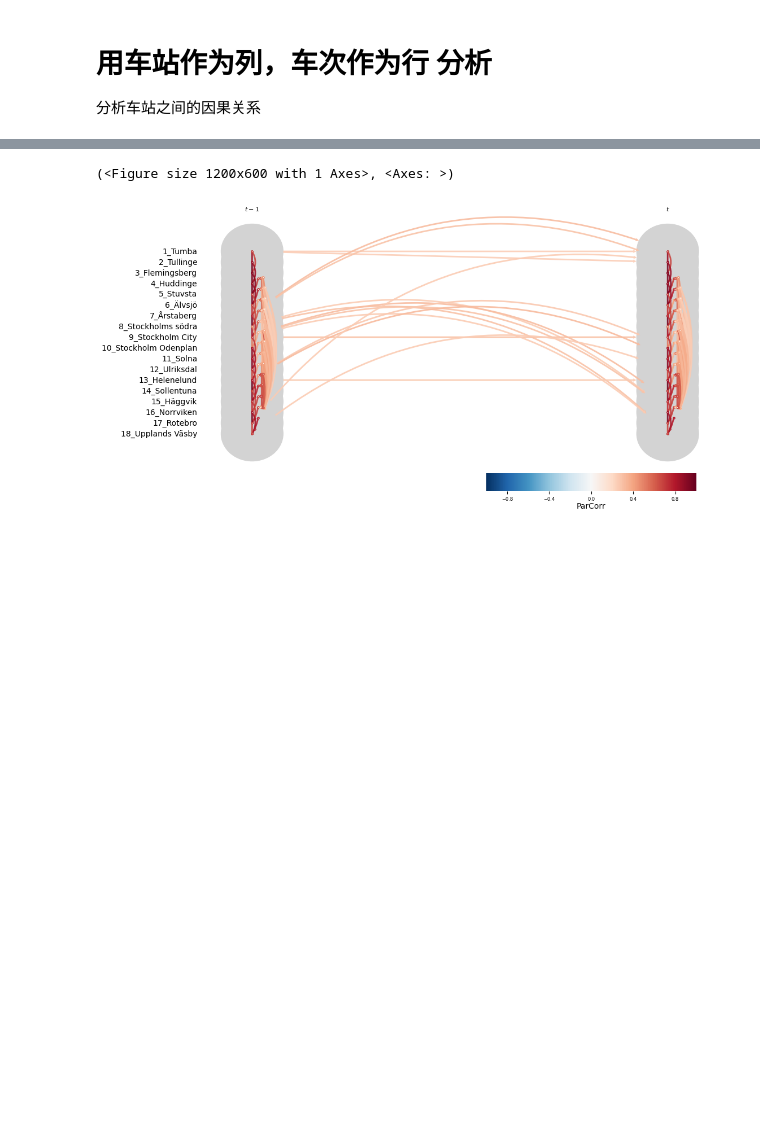
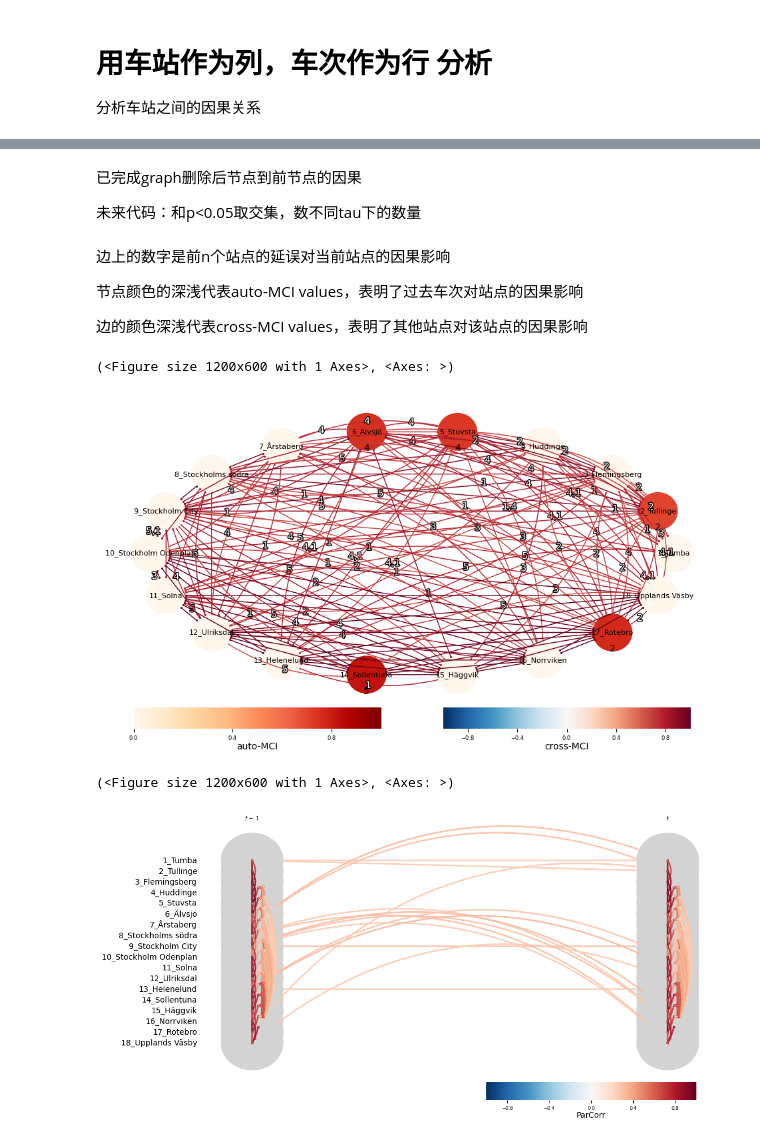
Before and after one commit to HR0262/PCMCI-in-commuter-trian, a Jupyter notebook: PCMCI.ipynb, the cells around one changed output, grey strips where cells are left out. Saved outputs shown, nothing was run; the diff lists cells and outputs as text; code cells hidden in the pictures; blank space fills up the shorter version.

```diff
--- a/PCMCI.ipynb
+++ b/PCMCI.ipynb
@@ -77,7 +95,7 @@ df
 
 分析车站之间的因果关系
 # %%
-dataframe = pp.DataFrame(data = df.values, var_names = df.columns)
+dataframe = pp.DataFrame(data = df_delay.values, var_names = df_delay.columns)
 # %%
 parcorr = ParCorr(significance='analytic')
 robust_parcorr=RobustParCorr(significance='analytic')
@@ -85,12 +103,12 @@ gpdc = GPDC()
 
 # 早高峰
 # 筛选前后
-cond_ind_test=gpdc
+cond_ind_test=gpdc #非线性关系
 pcmci = PCMCI(
     dataframe=dataframe,
     cond_ind_test=cond_ind_test,
     verbosity=1)
-tau_max = 1 #评价影响几个车次，1-10个数多少
+tau_max = 5 #评价影响几个车次，1-10个数多少
 pc_alpha = 0.05
 pcmci.verbosity = 1
 
@@ -144,0 +225,4 @@ max_conds_px = None
+# %% [markdown]
+已完成graph删除后节点到前节点的因果
+
+未来代码：和p<0.05取交集，数不同tau下的数量
@@ -145,3 +231,47 @@ max_conds_px = None
+# %% [markdown]
+边上的数字是前n个站点的延误对当前站点的因果影响
+
+节点颜色的深浅代表auto-MCI values，表明了过去车次对站点的因果影响
+
+边的颜色深浅代表cross-MCI values，表明了其他站点对该站点的因果影响
+# %%
+# 需要跟前面节点进行筛选配合，筛选p_matrix，val_matrix
+
+# 设置显著性水平
+alpha_level = 0.05
+
+# 从 p_matrix 生成布尔型因果图
+graph = pcmci.get_graph_from_pmatrix(
+    p_matrix=results['p_matrix'],
+    alpha_level=alpha_level,
+    tau_min=0,
+    tau_max=tau_max
+)
+# 绘图
+plot_graph(
+    graph=graph,
+    val_matrix=results['val_matrix'],             # 测试统计值，通常是偏相关或其他统计量
+    var_names=dataframe.var_names,                # 变量名称（你自己的时间序列名称）
+    link_colorbar_label='cross-MCI',                # 显示边的颜色表示的含义（例如：偏相关系数）
+    figsize=(12, 6),                              # 图像大小
+    alpha=1.0,                                    # 图形的透明度
+    arrow_linewidth=1.0,                          # 箭头的线宽
+    node_size=0.3,                                # 节点大小
+    curved_radius=0.2,                            # 边的弯曲度
+    label_fontsize=10,                            # 标签字体大小
+    node_label_size=8,                           # 节点标签字体大小
+    cmap_edges='RdBu_r',                          # 边的颜色映射（红蓝渐变）
+    cmap_nodes='OrRd',                            # 节点的颜色映射
+    show_colorbar=True,                           # 显示颜色条
+    show_autodependency_lags=True,                # 显示自依赖延迟
+    vmin_edges=-1,                                # 边的颜色条范围
+    vmax_edges=1.0,                               # 边的颜色条范围
+    vmin_nodes=0,                                 # 节点颜色条范围
+    vmax_nodes=1.0                                # 节点颜色条范围
+)
+# %% [output]
+(<Figure size 1200x600 with 1 Axes>, <Axes: >)
+[figure, added]
 # %%
 # 设置显著性水平
 alpha_level = 0.05
```
Also changed, not shown: parts of 15 cells of this notebook.
